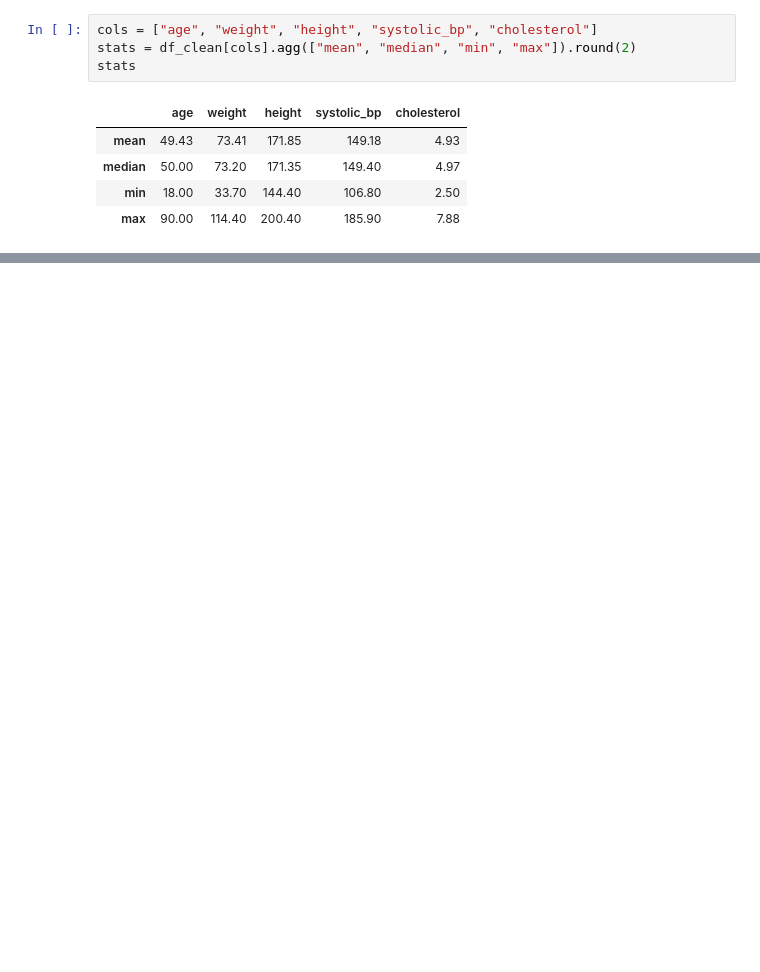
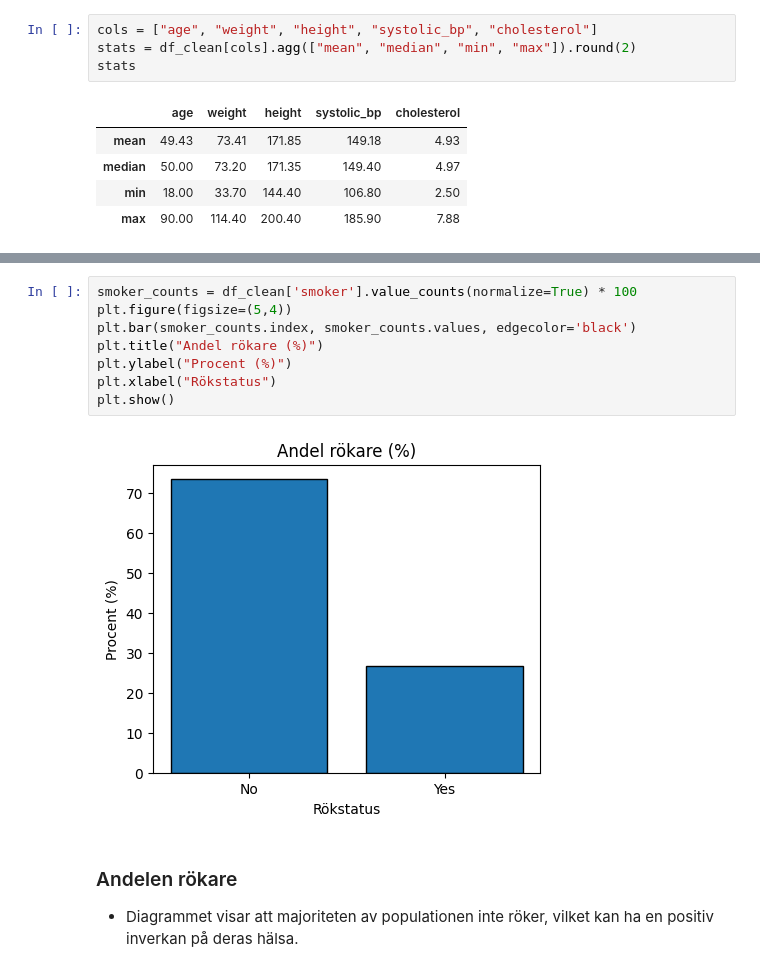
Before and after one commit to faezehgohari/health_study_analysis, a Jupyter notebook: notebooks/del1_notebook.ipynb, the cells around one changed output, grey strips where cells are left out. Cells and saved outputs as stored; diff of their text form; blank space fills up the shorter version.

```diff
--- a/notebooks/del1_notebook.ipynb
+++ b/notebooks/del1_notebook.ipynb
@@ -25,0 +53,13 @@ stats
+# %%
+smoker_counts = df_clean['smoker'].value_counts(normalize=True) * 100
+plt.figure(figsize=(5,4))
+plt.bar(smoker_counts.index, smoker_counts.values, edgecolor='black')
+plt.title("Andel rökare (%)")
+plt.ylabel("Procent (%)")
+plt.xlabel("Rökstatus")
+plt.show()
+# %% [output]
+[figure, added]
+# %% [markdown]
+### Andelen rökare
+- Diagrammet visar att majoriteten av populationen inte röker, vilket kan ha en positiv inverkan på deras hälsa.
```
Also changed, not shown: parts of 7 cells of this notebook.
